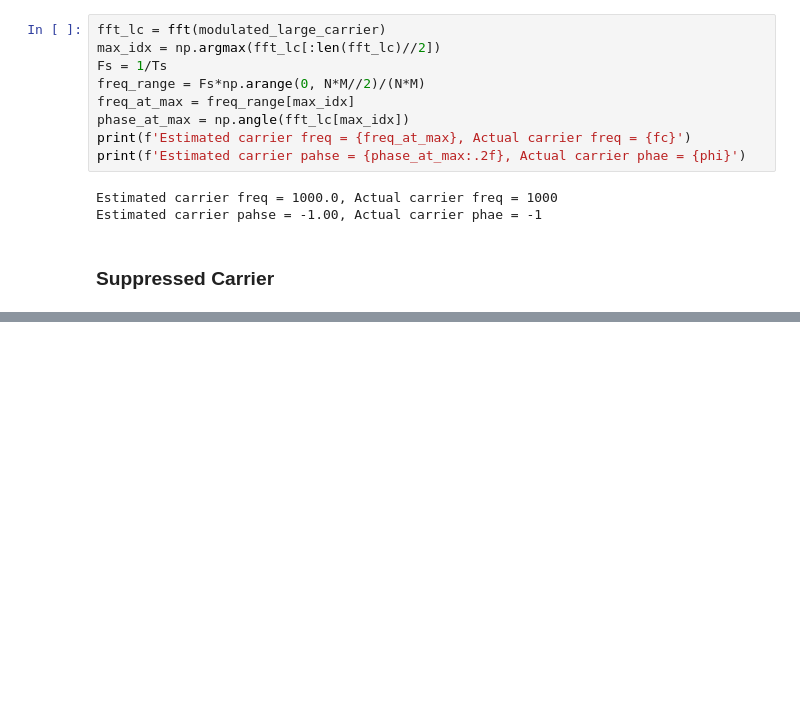
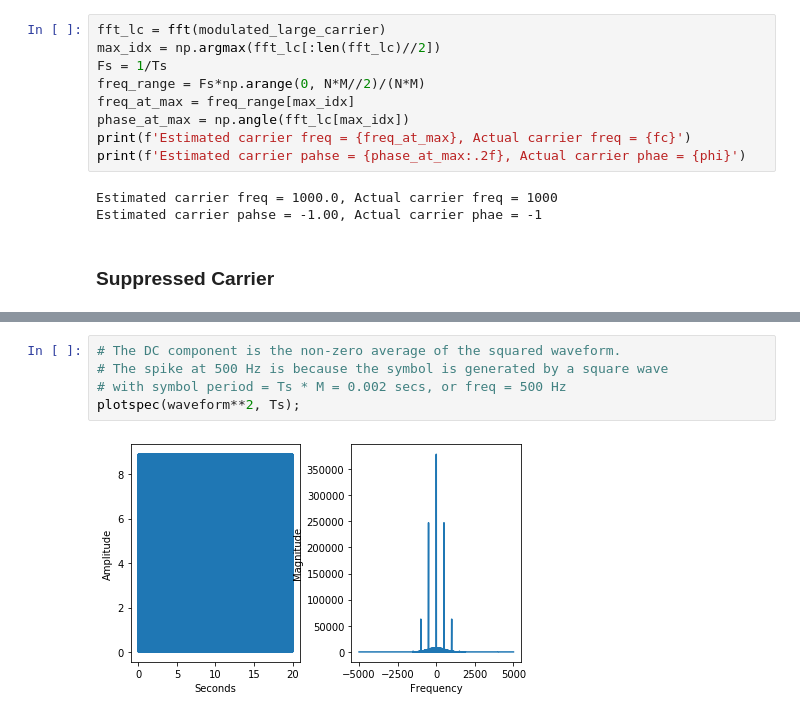
Before and after one commit to mohantyk/srd, a Jupyter notebook: Chap10.ipynb, the cells around one changed output, grey strips where cells are left out. Cells and saved outputs as stored; diff of their text form; blank space fills up the shorter version.

```diff
--- a/Chap10.ipynb
+++ b/Chap10.ipynb
@@ -76,0 +82,7 @@ Estimated carrier pahse = -0.00, Actual carrier phae = -1
+# %%
+# The DC component is the non-zero average of the squared waveform.
+# The spike at 500 Hz is because the symbol is generated by a square wave
+# with symbol period = Ts * M = 0.002 secs, or freq = 500 Hz
+plotspec(waveform**2, Ts);
+# %% [output]
+[figure, added]
```
Also changed, not shown: parts of 6 cells of this notebook.
